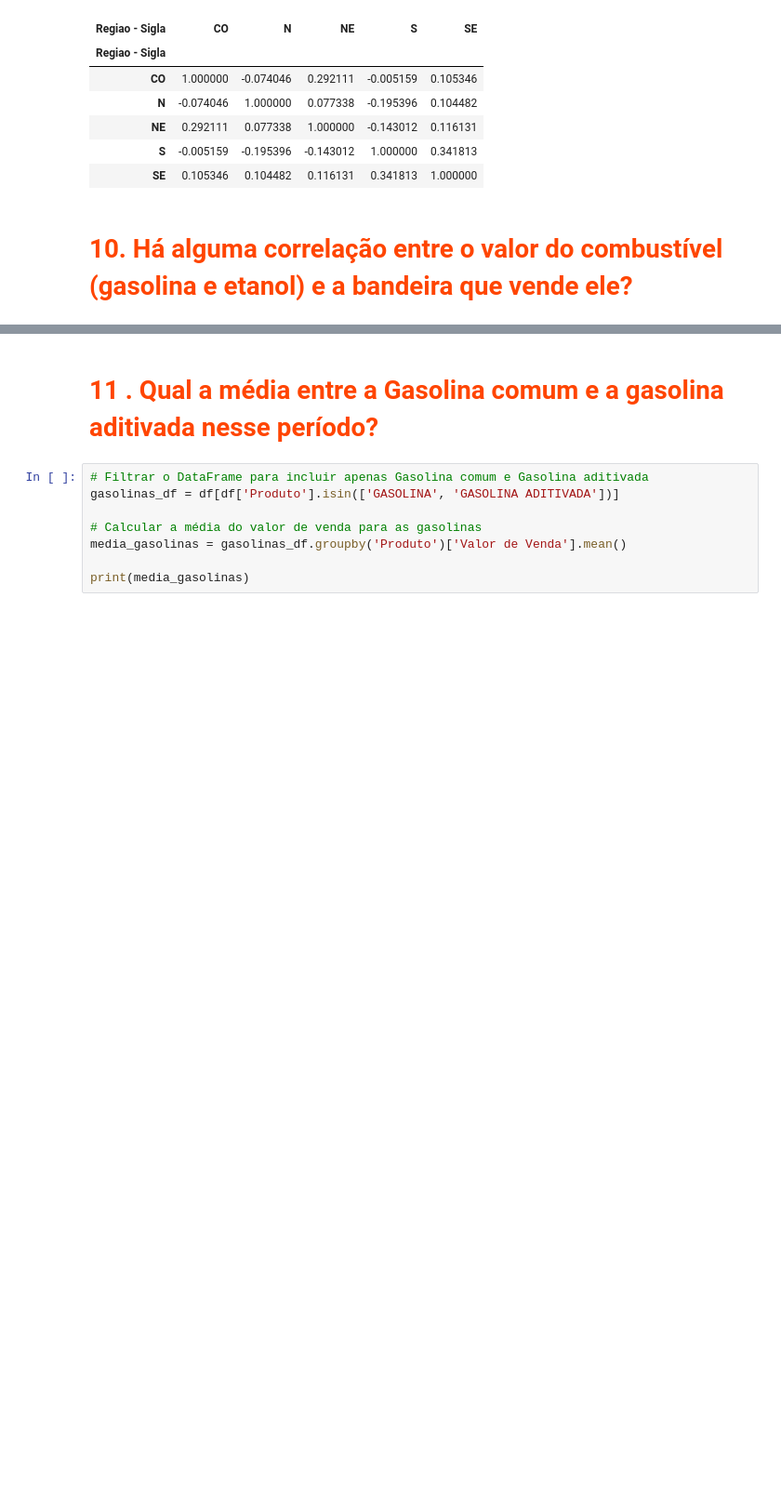
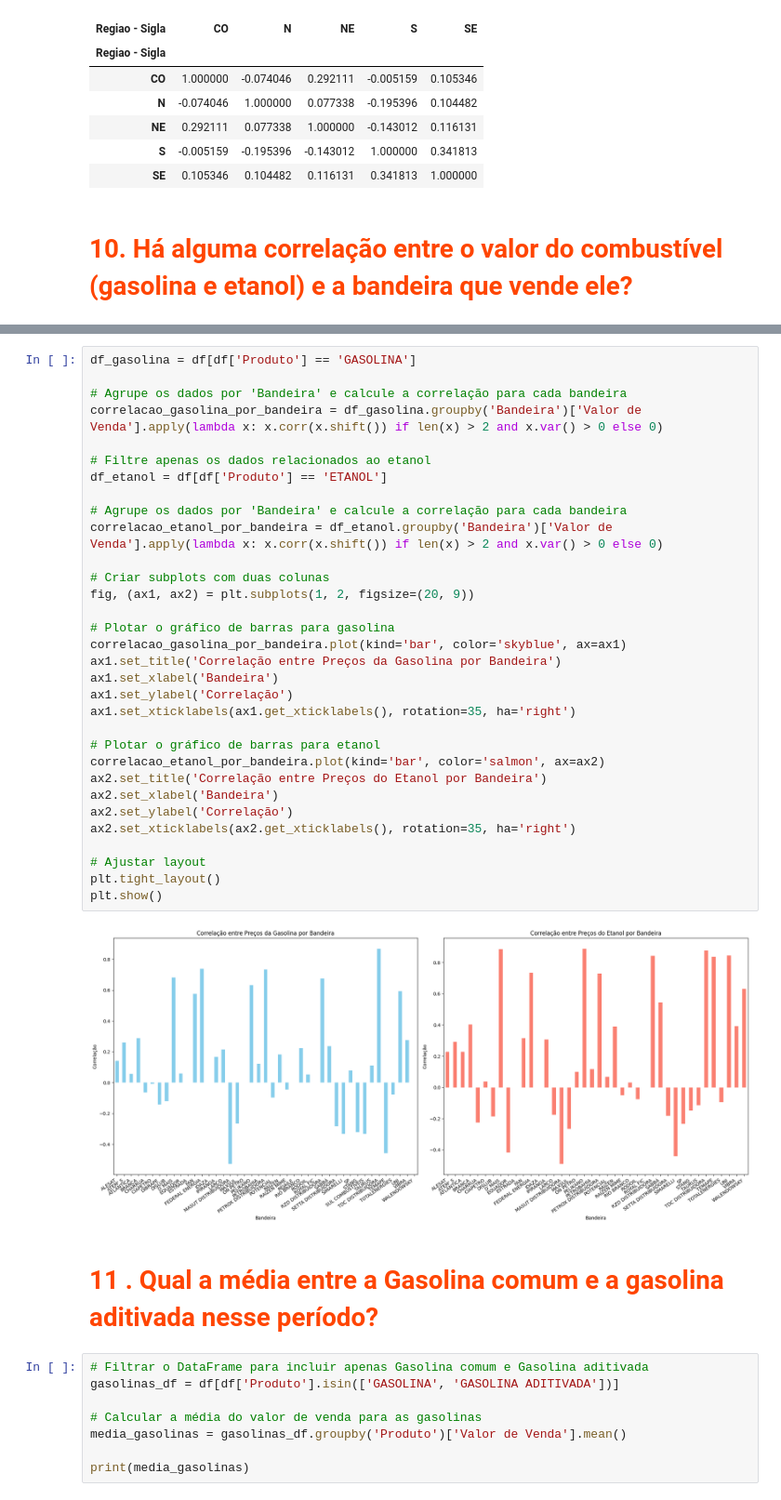
Before and after one commit to IsabelaAthayde/fuels-price-analysis, a Jupyter notebook: trabalho_em_grupo1.ipynb, the cells around one changed output, grey strips where cells are left out. Shown at 93% size. Cells and saved outputs as stored; diff of their text form; blank space fills up the shorter version.

```diff
--- a/trabalho_em_grupo1.ipynb
+++ b/trabalho_em_grupo1.ipynb
@@ -706,3 +729,37 @@ plt.show()
+# %%
+df_gasolina = df[df['Produto'] == 'GASOLINA']
+
+# Agrupe os dados por 'Bandeira' e calcule a correlação para cada bandeira
+correlacao_gasolina_por_bandeira = df_gasolina.groupby('Bandeira')['Valor de Venda'].apply(lambda x: x.corr(x.shift()) if len(x) > 2 and x.var() > 0 else 0)
+
+# Filtre apenas os dados relacionados ao etanol
+df_etanol = df[df['Produto'] == 'ETANOL']
+
+# Agrupe os dados por 'Bandeira' e calcule a correlação para cada bandeira
+correlacao_etanol_por_bandeira = df_etanol.groupby('Bandeira')['Valor de Venda'].apply(lambda x: x.corr(x.shift()) if len(x) > 2 and x.var() > 0 else 0)
+
+# Criar subplots com duas colunas
+fig, (ax1, ax2) = plt.subplots(1, 2, figsize=(20, 9))
+
+# Plotar o gráfico de barras para gasolina
+correlacao_gasolina_por_bandeira.plot(kind='bar', color='skyblue', ax=ax1)
+ax1.set_title('Correlação entre Preços da Gasolina por Bandeira')
+ax1.set_xlabel('Bandeira')
+ax1.set_ylabel('Correlação')
+ax1.set_xticklabels(ax1.get_xticklabels(), rotation=35, ha='right')
+
+# Plotar o gráfico de barras para etanol
+correlacao_etanol_por_bandeira.plot(kind='bar', color='salmon', ax=ax2)
+ax2.set_title('Correlação entre Preços do Etanol por Bandeira')
+ax2.set_xlabel('Bandeira')
+ax2.set_ylabel('Correlação')
+ax2.set_xticklabels(ax2.get_xticklabels(), rotation=35, ha='right')
+
+# Ajustar layout
+plt.tight_layout()
+plt.show()
+# %% [output]
+[figure, added]
 # %% [markdown]
 # <font color = "#FF4500"> 11 . Qual a média entre a Gasolina comum e a gasolina aditivada nesse período?
 # %%
```
Also changed, not shown: parts of 36 cells of this notebook.
